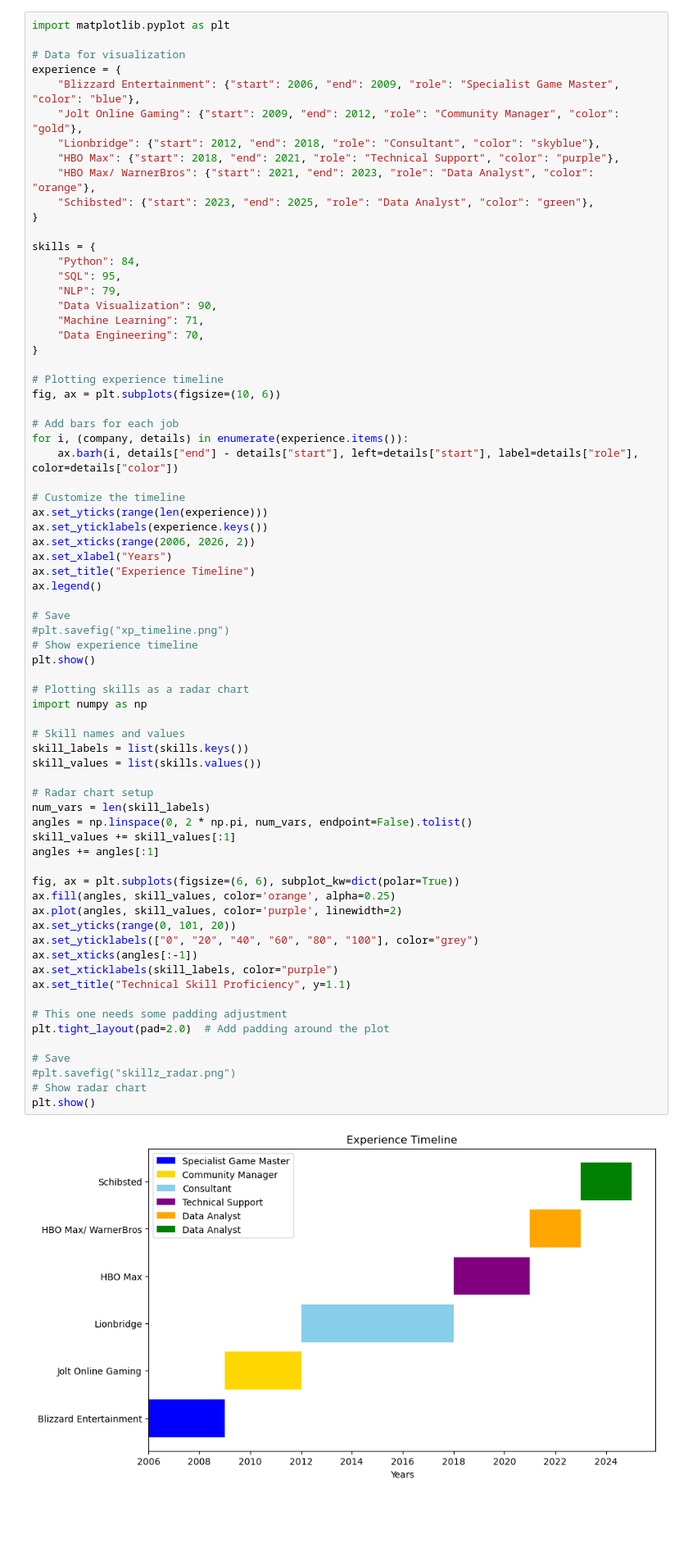
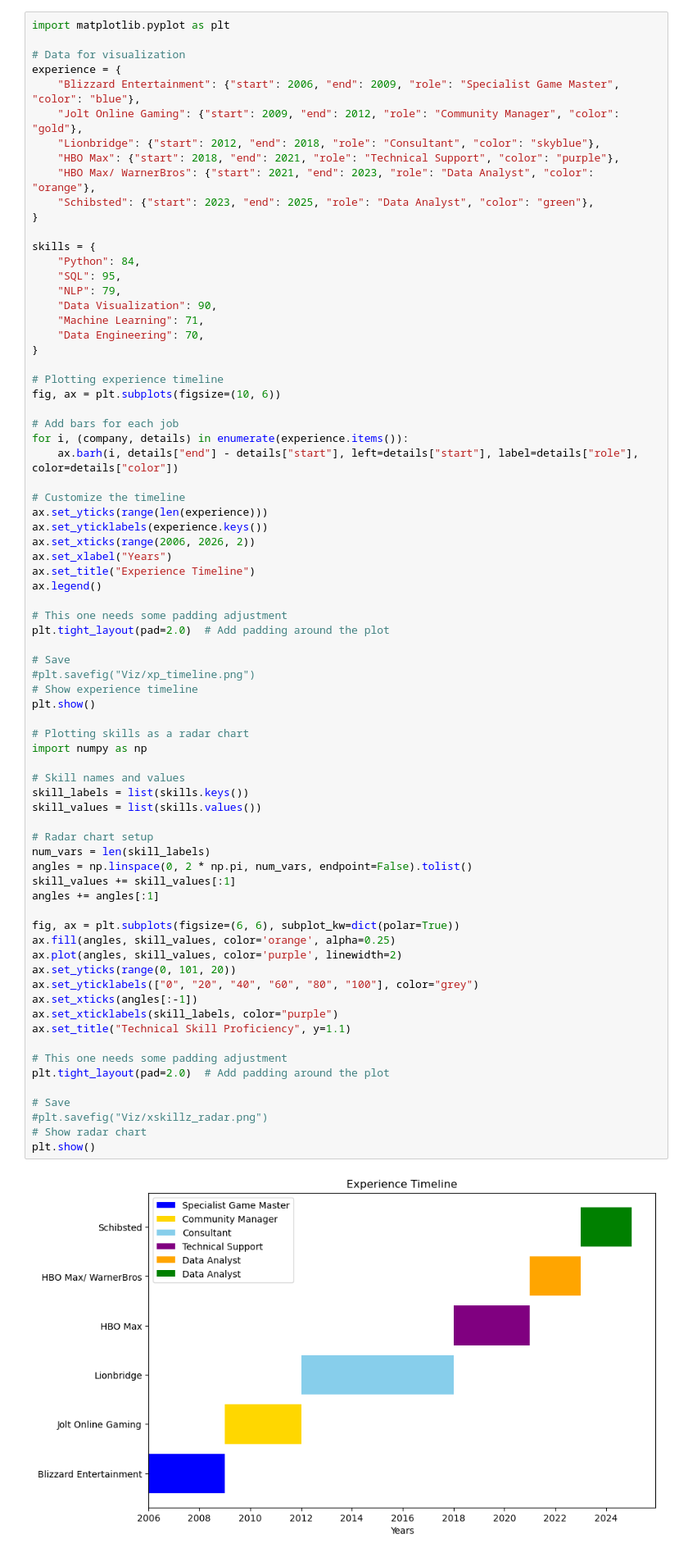
Before and after one commit to thundergore/super-giggle, a Jupyter notebook: cv.ipynb, the cells around one changed output. Shown at 82% size. Drawn from its saved outputs; the diff is of its cells as text; blank space fills up the shorter version.

Commit message:
Another layout fix

```diff
--- a/cv.ipynb
+++ b/cv.ipynb
@@ -35,42 +35,45 @@ ax.set_xlabel("Years")
 ax.set_title("Experience Timeline")
 ax.legend()
 
+# This one needs some padding adjustment
+plt.tight_layout(pad=2.0)  # Add padding around the plot
+
 # Save
-#plt.savefig("xp_timeline.png")
+#plt.savefig("Viz/xp_timeline.png")
 # Show experience timeline
 plt.show()
 
 # Plotting skills as a radar chart
 import numpy as np
 
 # Skill names and values
 skill_labels = list(skills.keys())
 skill_values = list(skills.values())
 
 # Radar chart setup
 num_vars = len(skill_labels)
 angles = np.linspace(0, 2 * np.pi, num_vars, endpoint=False).tolist()
 skill_values += skill_values[:1]
 angles += angles[:1]
 
 fig, ax = plt.subplots(figsize=(6, 6), subplot_kw=dict(polar=True))
 ax.fill(angles, skill_values, color='orange', alpha=0.25)
 ax.plot(angles, skill_values, color='purple', linewidth=2)
 ax.set_yticks(range(0, 101, 20))
 ax.set_yticklabels(["0", "20", "40", "60", "80", "100"], color="grey")
 ax.set_xticks(angles[:-1])
 ax.set_xticklabels(skill_labels, color="purple")
 ax.set_title("Technical Skill Proficiency", y=1.1)
 
 # This one needs some padding adjustment
 plt.tight_layout(pad=2.0)  # Add padding around the plot
 
 # Save
-#plt.savefig("skillz_radar.png")
+#plt.savefig("Viz/xskillz_radar.png")
 # Show radar chart
 plt.show()
 # %% [output]
-[figure, old version]
+[figure, new version]
 [figure]
 # %%
 from wordcloud import WordCloud
```
Also changed, not shown: parts of 3 cells of this notebook, 1 other file.
